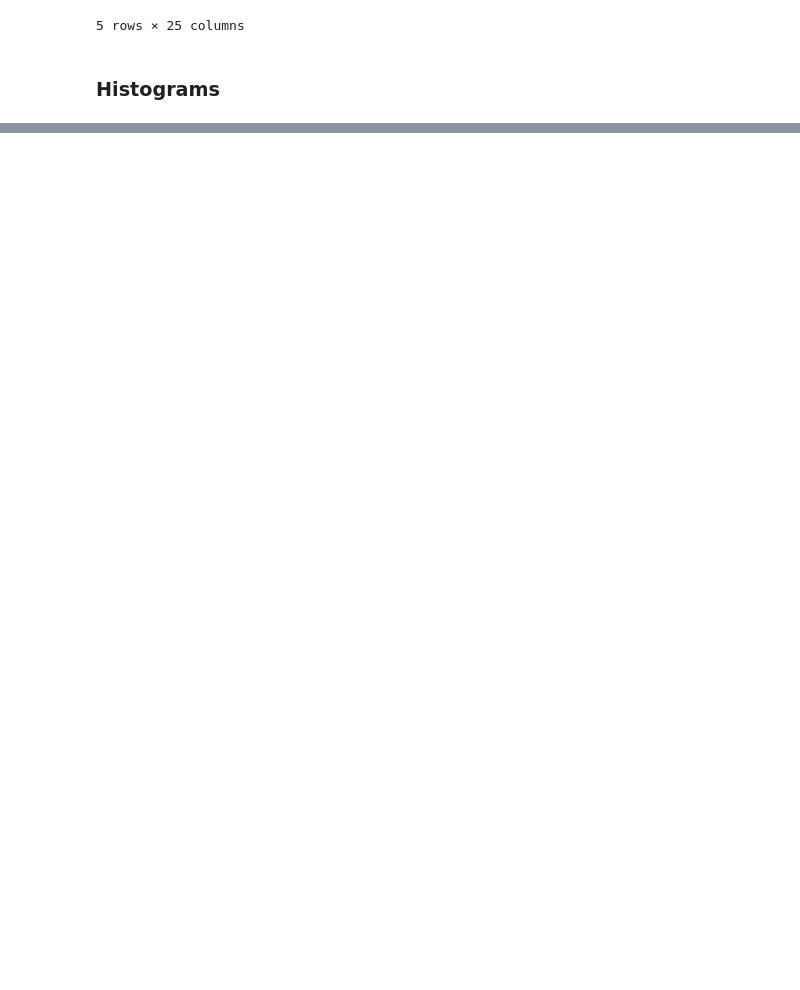
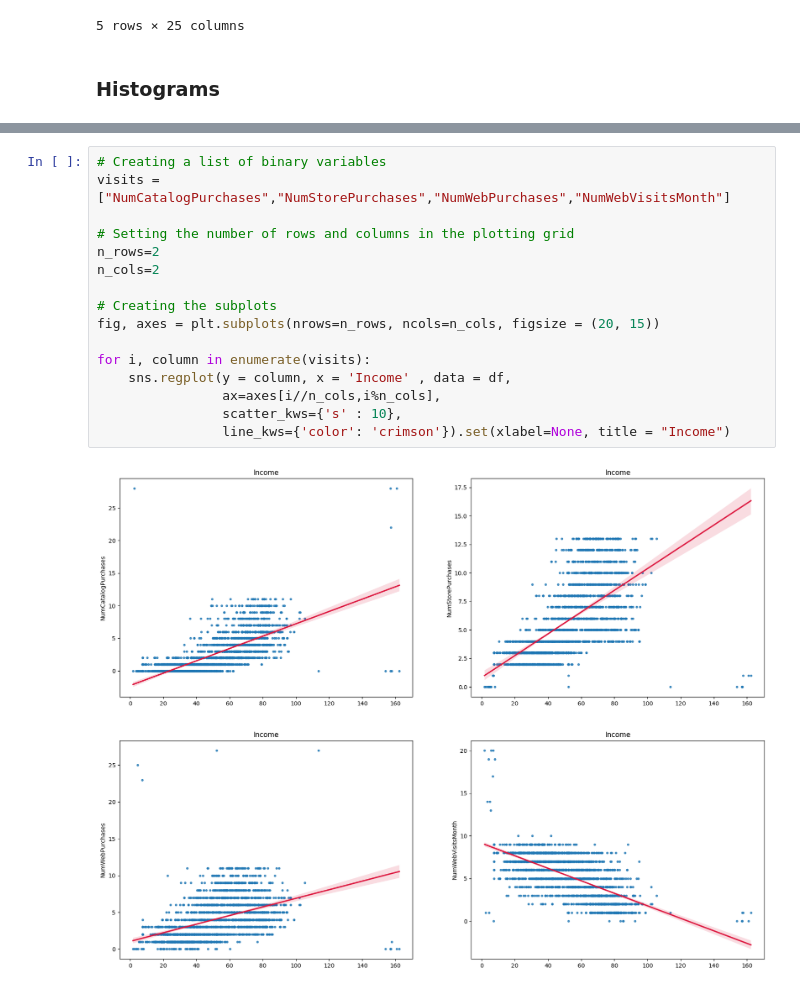
Before and after one commit to YagmurSimsekk/DataScience, a Jupyter notebook: Customer-Prediction-Analysis/customer-analysis.ipynb, the cells around one changed output, grey strips where cells are left out. Cells and saved outputs as stored; diff of their text form; blank space fills up the shorter version.

```diff
--- a/Customer-Prediction-Analysis/customer-analysis.ipynb
+++ b/Customer-Prediction-Analysis/customer-analysis.ipynb
@@ -228,0 +262,18 @@ for i, column in enumerate(df.columns):
+# %%
+# Creating a list of binary variables
+visits = ["NumCatalogPurchases","NumStorePurchases","NumWebPurchases","NumWebVisitsMonth"]
+
+# Setting the number of rows and columns in the plotting grid
+n_rows=2
+n_cols=2
+
+# Creating the subplots
+fig, axes = plt.subplots(nrows=n_rows, ncols=n_cols, figsize = (20, 15))
+
+for i, column in enumerate(visits):
+    sns.regplot(y = column, x = 'Income' , data = df,
+                ax=axes[i//n_cols,i%n_cols],
+                scatter_kws={'s' : 10},
+                line_kws={'color': 'crimson'}).set(xlabel=None, title = "Income")
+# %% [output]
+[figure, added]
```
Also changed, not shown: parts of 15 cells of this notebook, 1 other file.
